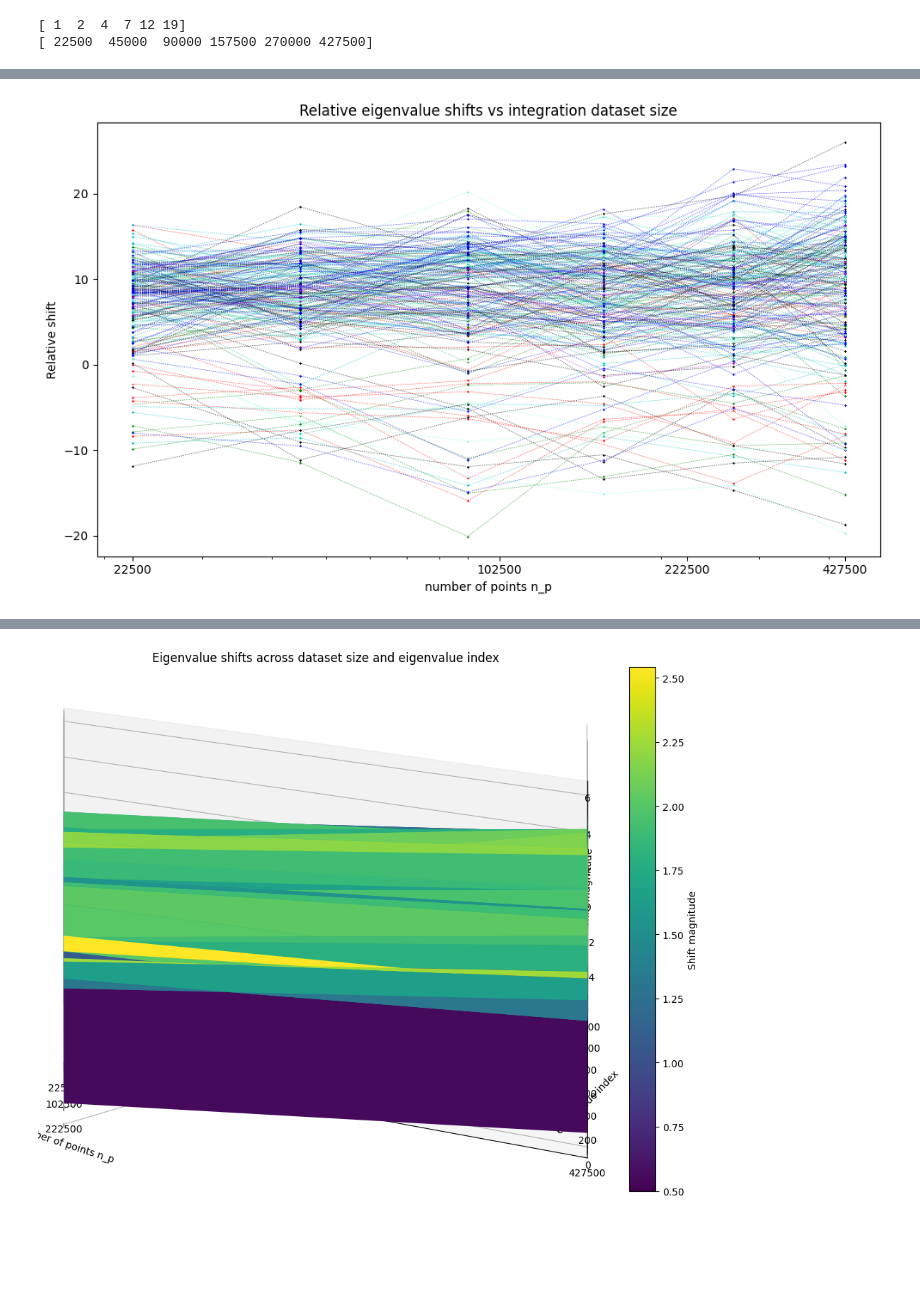
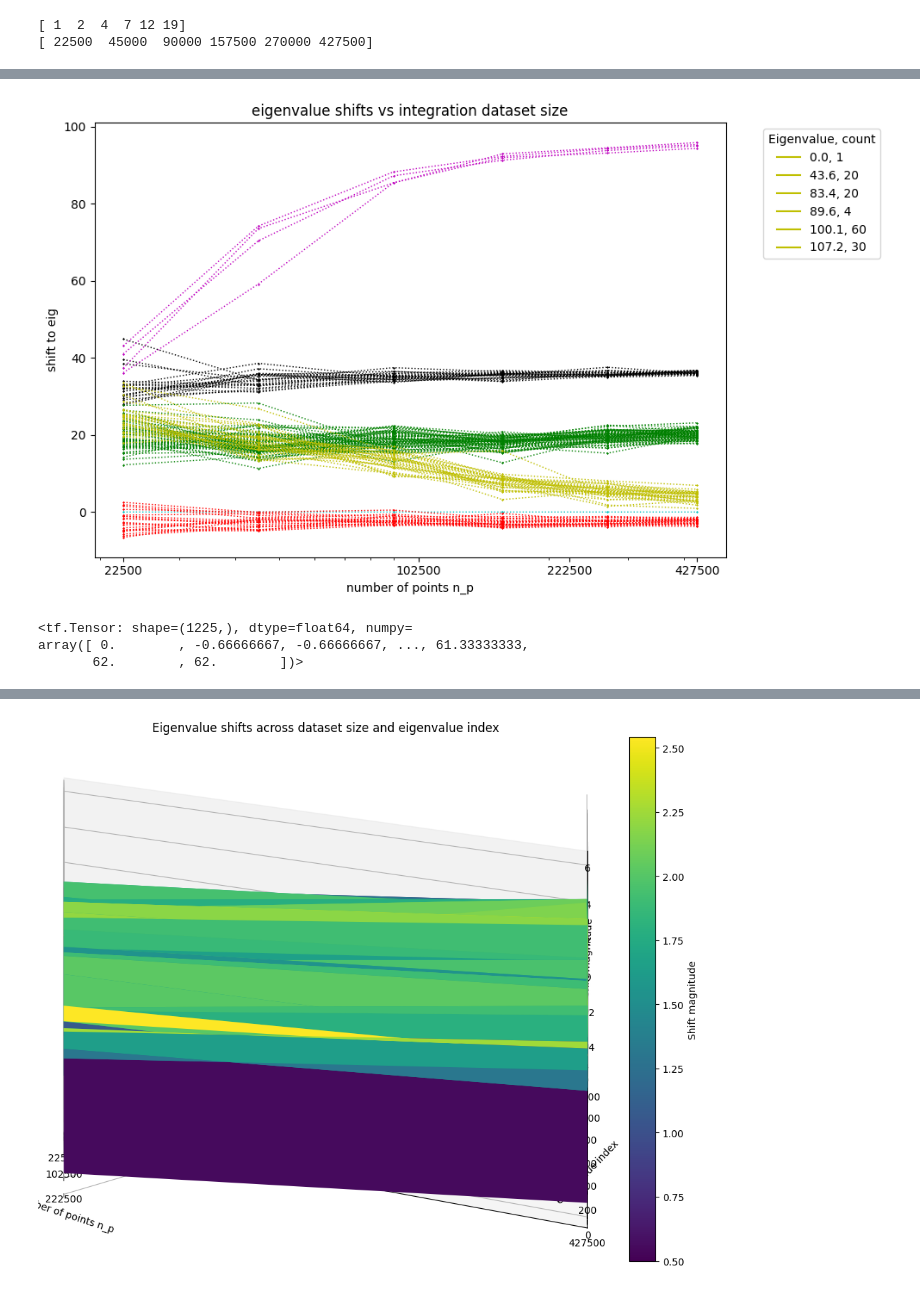
Before and after one commit to kitft/cymetricap, a Jupyter notebook: AlphaPrime/DevelopingLaplacian.ipynb, the cells around one changed output, grey strips where cells are left out. Cells and saved outputs as stored; diff of their text form; code cells hidden in the pictures; blank space fills up the shorter version.

Commit message:
adding green model

```diff
--- a/AlphaPrime/DevelopingLaplacian.ipynb
+++ b/AlphaPrime/DevelopingLaplacian.ipynb
@@ -926,8 +1005,3 @@ def compute_matrices_for_pts(rpoints,metric,correctedmetric,flat_measure_weights
 
 get_sections_cpts_func=get_degree_kphiandMmonomials_general(kphi,kphi*0,ambientTQ,len(ambientTQ),kmoduliTQ)
 #mats=compute_matrices_for_pts(kphi,ptdata,AlphaModel1,flat_measure_weights,pullbacks,get_sections_cpts_func)
-# %%
-print(phimodel1(realpoints[0:1]))
-AlphaModel1.alphaprime=0.01
-print(AlphaModel1(realpoints[0:1]))
-AlphaModel1.alphaprime=1.0
@@ -1268,7 +1236,7 @@ def sorted_eigensystem(matrix,matrix_norm):
     sorted_eigenvalues, sorted_eigenvectors = zip(*sorted_pairs)
 
     # Convert the sorted eigenvectors back to a numpy array
-    sorted_eigenvectors = np.array(sorted_eigenvectors).T
+    sorted_eigenvectors = np.array(sorted_eigenvectors)
 
     return sorted_eigenvalues, sorted_eigenvectors
 
@@ -1524,0 +1456,13 @@ result_clustering
+# %%
+for i in range (0,100,10):
+    def test_function(x,training=True):
+        xc=point_vec_to_complex(x)
+        return tf.einsum('xa,a',get_sections_cpts_func(xc),eigvecs[i])
+
+    Hfunc=lambda x:  x[:,0]**0
+
+    apply_laplacian=-laplacianWithH(test_function,testdata,pullbacks,invmetrics,Hfunc)
+    data= 2*((apply_laplacian/test_function(testdata)))
+    mean = np.mean(data)
+    stddev=np.std(data)
+    print("mean " + str(mean) + " stddev " + str(stddev) + " actual " + str(eigvals[i]))
@@ -1525,26 +1517,43 @@ result_clustering
 # %%
 #You can create a separate plot showing the relative shifts (shift / original eigenvalue) to highlight which eigenvalues are most affected by the perturbation.
-relative_shifts = eig_shifts_without_alphaprime[:,:260]*0.05**3 #/ eigvals_all[:,:260]
+relative_shifts = eig_shifts_without_alphaprime[:,:]*(0.03**(-3))*(1/(2*np.pi**2))**3#/ eigvals_all[:,:260]
 
 fig, ax = plt.subplots(figsize=(10, 6))
-color_list=['b','g','r','c','m','y','k','w','aquamarine','mediumseagreen']
+color_list=['b','g','r','c','m','y','k','aquamarine','mediumseagreen','mediumblue']
 
-for i in range(1,260):#i.e omit the biggest
+for i in range(len(result_clustering[0]['indices'])):#i.e omit the biggest
     #color according to the number from 1 to 10 (i.e. red, green, blue etc)
-    color= color_list[result_clustering[0]['indices'][i]]
+    index=result_clustering[0]['indices'][i]
+    #print(index)
+    color= color_list[index]
+    mean_val=np.round(result_clustering[index-1]['mean_value'],2)
     #print(color_index)
 
     ax.plot(numbers_for_plotting[:,i], relative_shifts[:,i],
-            marker='x', linestyle='dotted', color=color, linewidth=0.5, markersize=1)
+            marker='x', linestyle='dotted', color=color, linewidth=1, markersize=1)
+
+#label colours as the mean value
+for i in range(len(result_clustering)):
+    #index=result_clustering[i]['mean_value']
+    label_i=result_clustering[i]['group_id']
+    ax.plot([], [], color=color_list[label_i], label=str(np.round(result_clustering[i]['mean_value'],1))+ ", "+str(np.round(result_clustering[i]['count'],2)))
+#add legend
+ax.legend(title='Eigenvalue, count', bbox_to_anchor=(1.05, 1), loc='upper left')
 
 ax.set_xscale('log')
 ax.set_xticks(ticks)
 ax.set_xticklabels(ticks)
 ax.set_xlabel('number of points n_p')
-ax.set_ylabel('Relative shift')
-ax.set_title('Relative eigenvalue shifts vs integration dataset size')
+ax.set_ylabel('shift to eig')
+ax.set_title('eigenvalue shifts vs integration dataset size')
 
 plt.tight_layout()
 plt.show()
 # %% [output]
-[figure, old version]
+[figure, new version]
+# %%
+tf.cast(np.round(eig_shifts_without_alphaprime[-1],1)*3,tf.int32)/3
+# %% [output]
+<tf.Tensor: shape=(1225,), dtype=float64, numpy=
+array([ 0.        , -0.66666667, -0.66666667, ..., 61.33333333,
+       62.        , 62.        ])>
```
Also changed, not shown: parts of 42 cells of this notebook, 7 other files.
